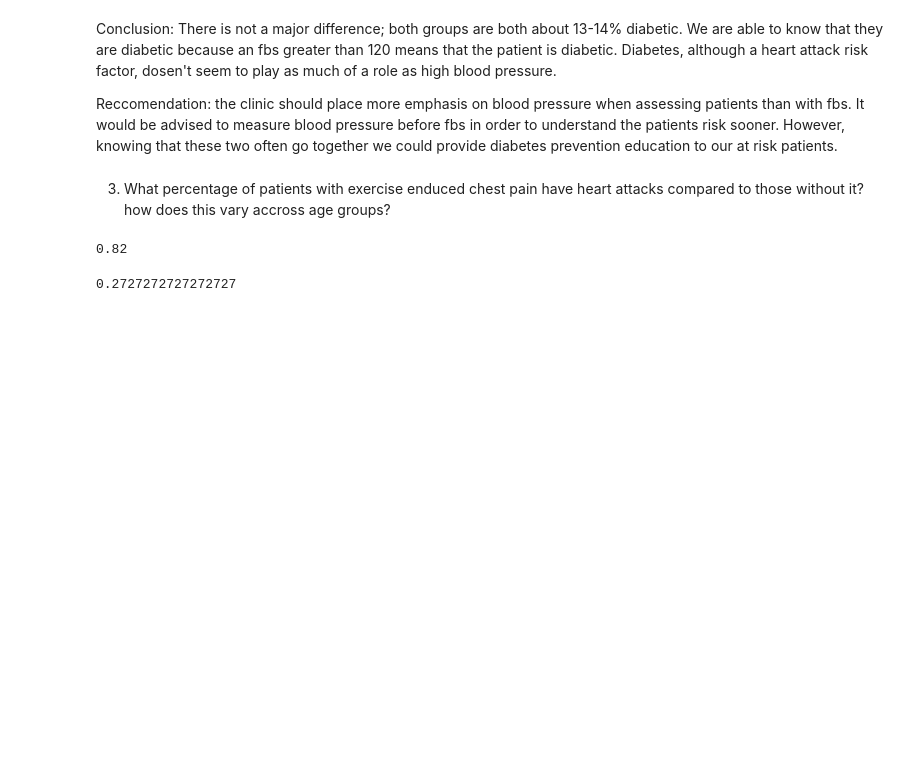
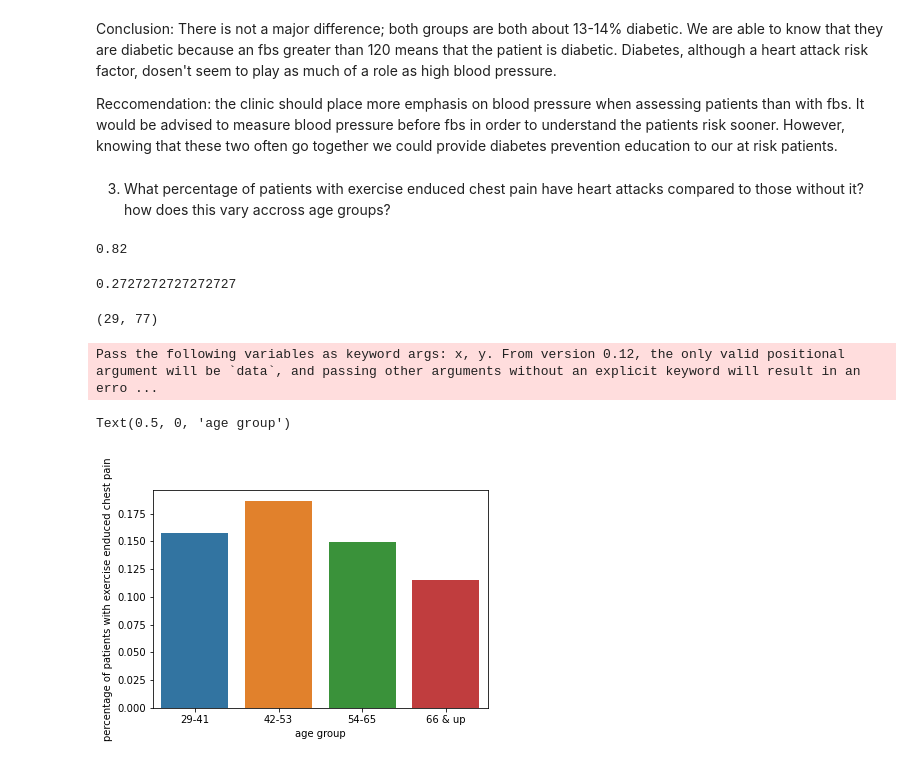
Before and after one commit to spe301/healthcare-ds, a Jupyter notebook: Heart_Attacks.ipynb, the cells around one changed output. Cells and saved outputs as stored; diff of their text form; code cells hidden in the pictures; blank space fills up the shorter version.

```diff
--- a/Heart_Attacks.ipynb
+++ b/Heart_Attacks.ipynb
@@ -80,3 +81,7 @@ no_pain = df.loc[df['cp']==0]
 len(no_pain.loc[no_pain['output']==1]) / len(no_pain)
 # %% [output]
 0.2727272727272727
+# %%
+min(df['age']), max(df['age'])
+# %% [output]
+(29, 77)
@@ -82,0 +130,15 @@ len(no_pain.loc[no_pain['output']==1]) / len(no_pain)
+# %%
+age_groups = ['29-41', '42-53', '54-65', '66 & up']
+percentages = []
+percentages2 = []
+for i in range(len(groups)):
+    percentages.append(groups[i]/counts[i])
+    percentages2.append(positives[i]/groups[i])
+# %%
+sns.barplot(age_groups, percentages)
+plt.ylabel('percentage of patients with exercise enduced chest pain')
+plt.xlabel('age group')
+# %% [output]
+Pass the following variables as keyword args: x, y. From version 0.12, the only valid positional argument will be `data`, and passing other arguments without an explicit keyword will result in an erro ...
+Text(0.5, 0, 'age group')
+[figure, added]
```
Also changed, not shown: parts of 17 cells of this notebook.
